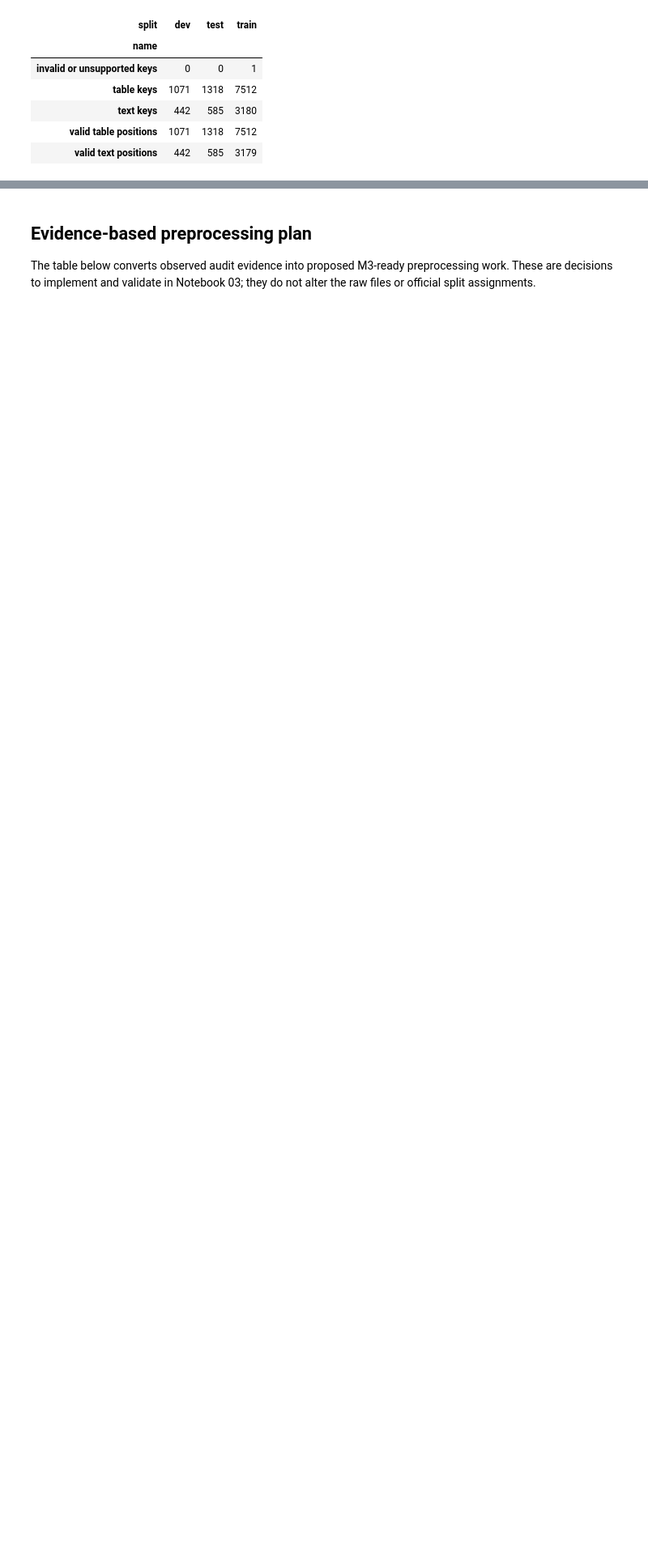
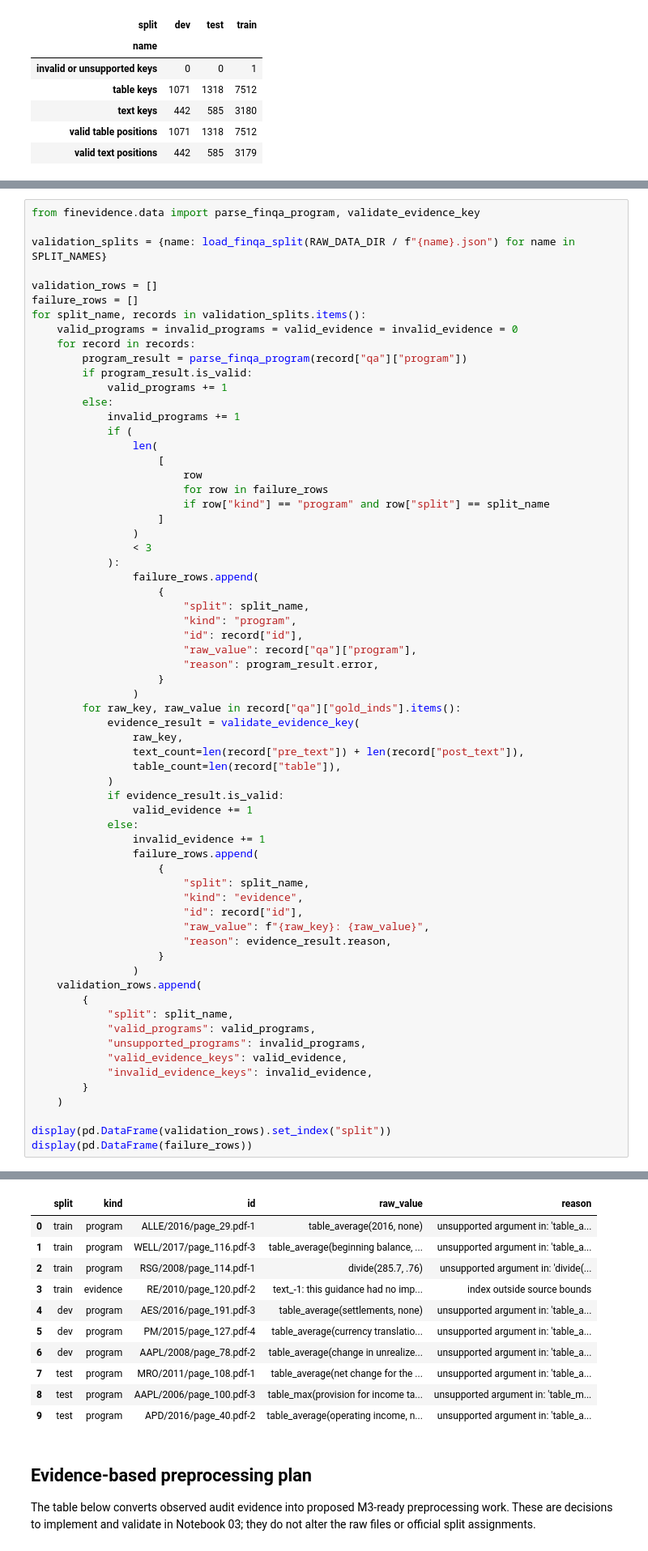
Before and after one commit to divyanshi-sachan/finevidence, a Jupyter notebook: notebooks/02_finQA_eda.ipynb, the cells around one changed output, grey strips where cells are left out. Shown at 81% size. Cells and saved outputs as stored; diff of their text form; blank space fills up the shorter version.

```diff
--- a/notebooks/02_finQA_eda.ipynb
+++ b/notebooks/02_finQA_eda.ipynb
@@ -681,0 +812,66 @@ display(
+# %%
+from finevidence.data import parse_finqa_program, validate_evidence_key
+
+validation_splits = {name: load_finqa_split(RAW_DATA_DIR / f"{name}.json") for name in SPLIT_NAMES}
+
+validation_rows = []
+failure_rows = []
+for split_name, records in validation_splits.items():
+    valid_programs = invalid_programs = valid_evidence = invalid_evidence = 0
+    for record in records:
+        program_result = parse_finqa_program(record["qa"]["program"])
+        if program_result.is_valid:
+            valid_programs += 1
+        else:
+            invalid_programs += 1
+            if (
+                len(
+                    [
+                        row
+                        for row in failure_rows
+                        if row["kind"] == "program" and row["split"] == split_name
+                    ]
+                )
+                < 3
+            ):
+                failure_rows.append(
+                    {
+                        "split": split_name,
+                        "kind": "program",
+                        "id": record["id"],
+                        "raw_value": record["qa"]["program"],
+                        "reason": program_result.error,
+                    }
+                )
+        for raw_key, raw_value in record["qa"]["gold_inds"].items():
+            evidence_result = validate_evidence_key(
+                raw_key,
+                text_count=len(record["pre_text"]) + len(record["post_text"]),
+                table_count=len(record["table"]),
+            )
+            if evidence_result.is_valid:
+                valid_evidence += 1
+            else:
+                invalid_evidence += 1
+                failure_rows.append(
+                    {
+                        "split": split_name,
+                        "kind": "evidence",
+                        "id": record["id"],
+                        "raw_value": f"{raw_key}: {raw_value}",
+                        "reason": evidence_result.reason,
+                    }
+                )
+    validation_rows.append(
+        {
+            "split": split_name,
+            "valid_programs": valid_programs,
+            "unsupported_programs": invalid_programs,
+            "valid_evidence_keys": valid_evidence,
+            "invalid_evidence_keys": invalid_evidence,
+        }
+    )
+
+display(pd.DataFrame(validation_rows).set_index("split"))
+display(pd.DataFrame(failure_rows))
+# %% [output]
@@ -682,3 +883,14 @@ display(
+|  | split | kind | id | raw_value | reason |
+| 0 | train | program | ALLE/2016/page_29.pdf-1 | table_average(2016, none) | unsupported argument in: 'table_a... |
+| 1 | train | program | WELL/2017/page_116.pdf-3 | table_average(beginning balance, ... | unsupported argument in: 'table_a... |
+| 2 | train | program | RSG/2008/page_114.pdf-1 | divide(285.7, .76) | unsupported argument in: 'divide(... |
+| 3 | train | evidence | RE/2010/page_120.pdf-2 | text_-1: this guidance had no imp... | index outside source bounds |
+| 4 | dev | program | AES/2016/page_191.pdf-3 | table_average(settlements, none) | unsupported argument in: 'table_a... |
+| 5 | dev | program | PM/2015/page_127.pdf-4 | table_average(currency translatio... | unsupported argument in: 'table_a... |
+| 6 | dev | program | AAPL/2008/page_78.pdf-2 | table_average(change in unrealize... | unsupported argument in: 'table_a... |
+| 7 | test | program | MRO/2011/page_108.pdf-1 | table_average(net change for the ... | unsupported argument in: 'table_a... |
+| 8 | test | program | AAPL/2006/page_100.pdf-3 | table_max(provision for income ta... | unsupported argument in: 'table_m... |
+| 9 | test | program | APD/2016/page_40.pdf-2 | table_average(operating income, n... | unsupported argument in: 'table_a... |
 # %% [markdown]
 ## Evidence-based preprocessing plan
 
```
Also changed, not shown: parts of 5 cells of this notebook, 32 other files.
